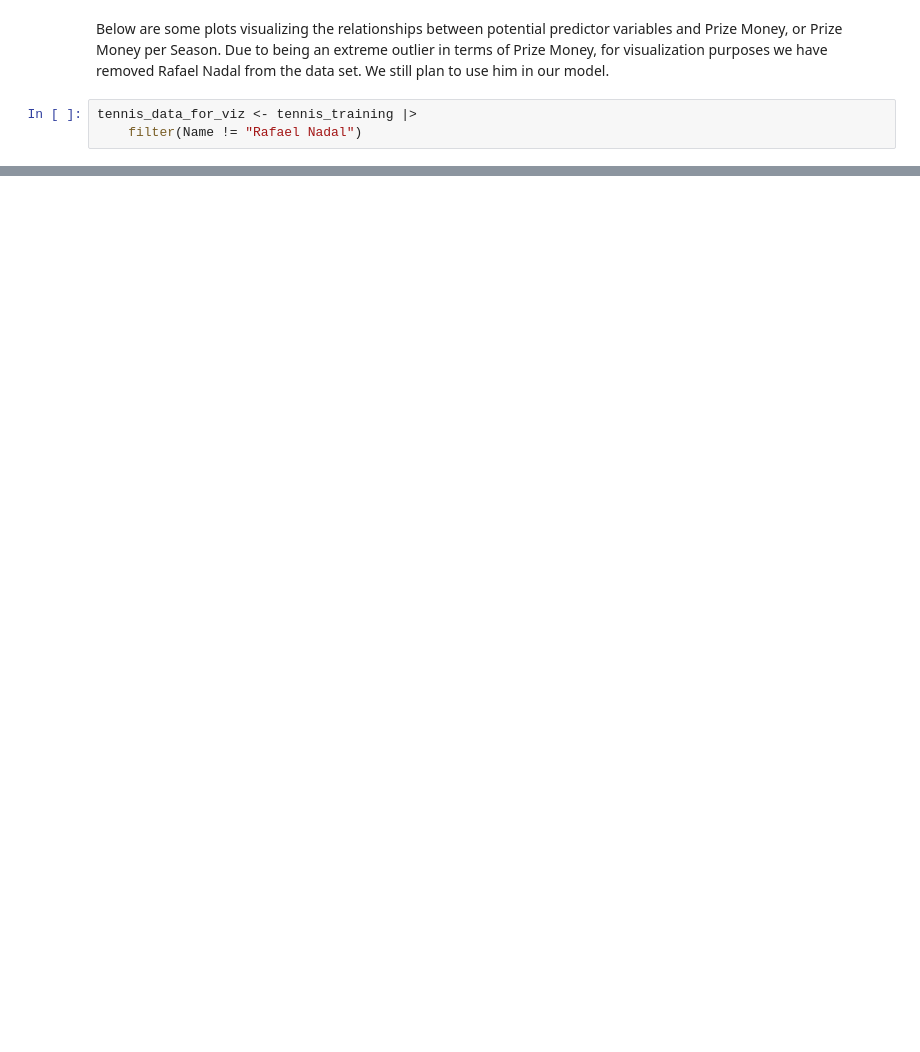
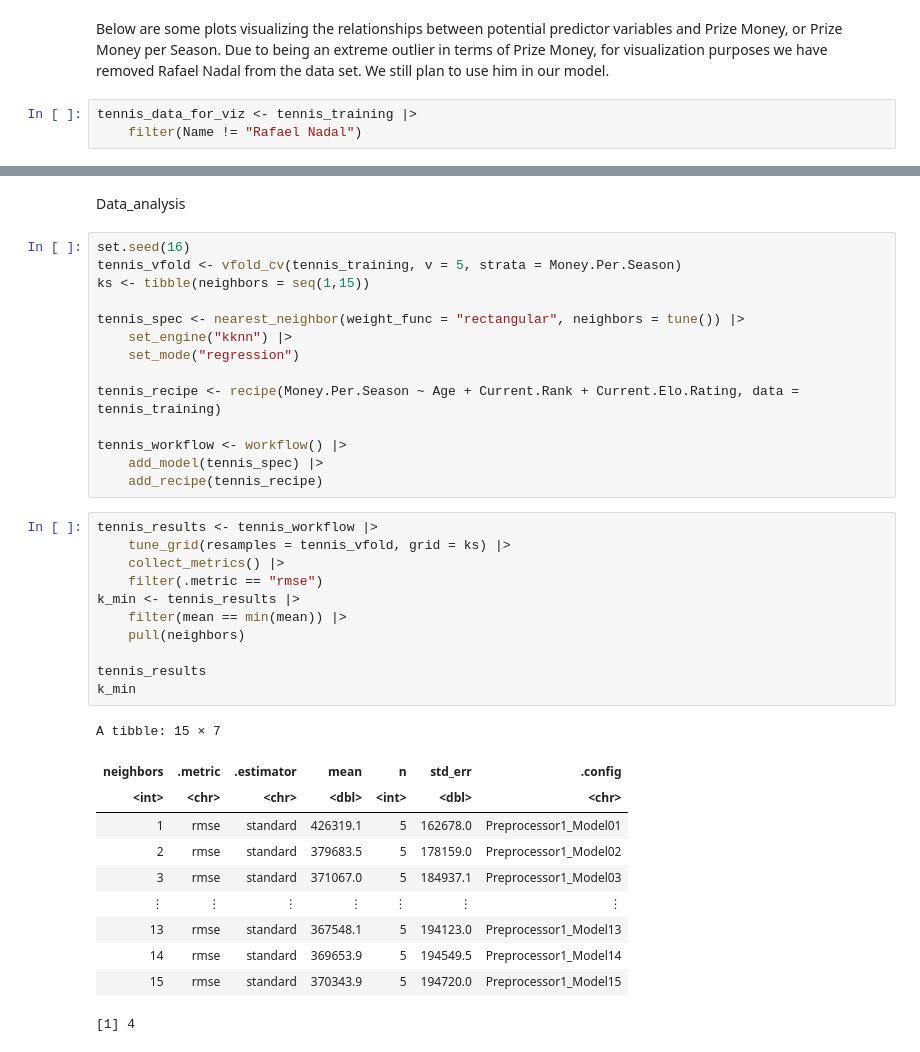
Before and after one commit to mnvibhakar/TennisSalaryProject, a Jupyter notebook: Nolan_Worksheet.ipynb, the cells around one changed output, grey strips where cells are left out. Drawn from its saved outputs; the diff is of its cells as text; blank space fills up the shorter version.

```diff
--- a/Nolan_Worksheet.ipynb
+++ b/Nolan_Worksheet.ipynb
@@ -211,0 +208,39 @@ Warning message:
+# %% [markdown]
+Data_analysis
+# %%
+set.seed(16)
+tennis_vfold <- vfold_cv(tennis_training, v = 5, strata = Money.Per.Season)
+ks <- tibble(neighbors = seq(1,15))
+
+tennis_spec <- nearest_neighbor(weight_func = "rectangular", neighbors = tune()) |>
+    set_engine("kknn") |>
+    set_mode("regression")
+
+tennis_recipe <- recipe(Money.Per.Season ~ Age + Current.Rank + Current.Elo.Rating, data = tennis_training)
+
+tennis_workflow <- workflow() |>
+    add_model(tennis_spec) |>
+    add_recipe(tennis_recipe)
+# %%
+tennis_results <- tennis_workflow |>
+    tune_grid(resamples = tennis_vfold, grid = ks) |>
+    collect_metrics() |>
+    filter(.metric == "rmse")
+k_min <- tennis_results |>
+    filter(mean == min(mean)) |>
+    pull(neighbors)
+
+tennis_results
+k_min
+# %% [output]
+A tibble: 15 × 7
+| neighbors | .metric | .estimator | mean | n | std_err | .config |
+| <int> | <chr> | <chr> | <dbl> | <int> | <dbl> | <chr> |
+| 1 | rmse | standard | 426319.1 | 5 | 162678.0 | Preprocessor1_Model01 |
+| 2 | rmse | standard | 379683.5 | 5 | 178159.0 | Preprocessor1_Model02 |
+| 3 | rmse | standard | 371067.0 | 5 | 184937.1 | Preprocessor1_Model03 |
+| ⋮ | ⋮ | ⋮ | ⋮ | ⋮ | ⋮ | ⋮ |
+| 13 | rmse | standard | 367548.1 | 5 | 194123.0 | Preprocessor1_Model13 |
+| 14 | rmse | standard | 369653.9 | 5 | 194549.5 | Preprocessor1_Model14 |
+| 15 | rmse | standard | 370343.9 | 5 | 194720.0 | Preprocessor1_Model15 |
+[1] 4
```
Also changed, not shown: parts of 4 cells of this notebook.
